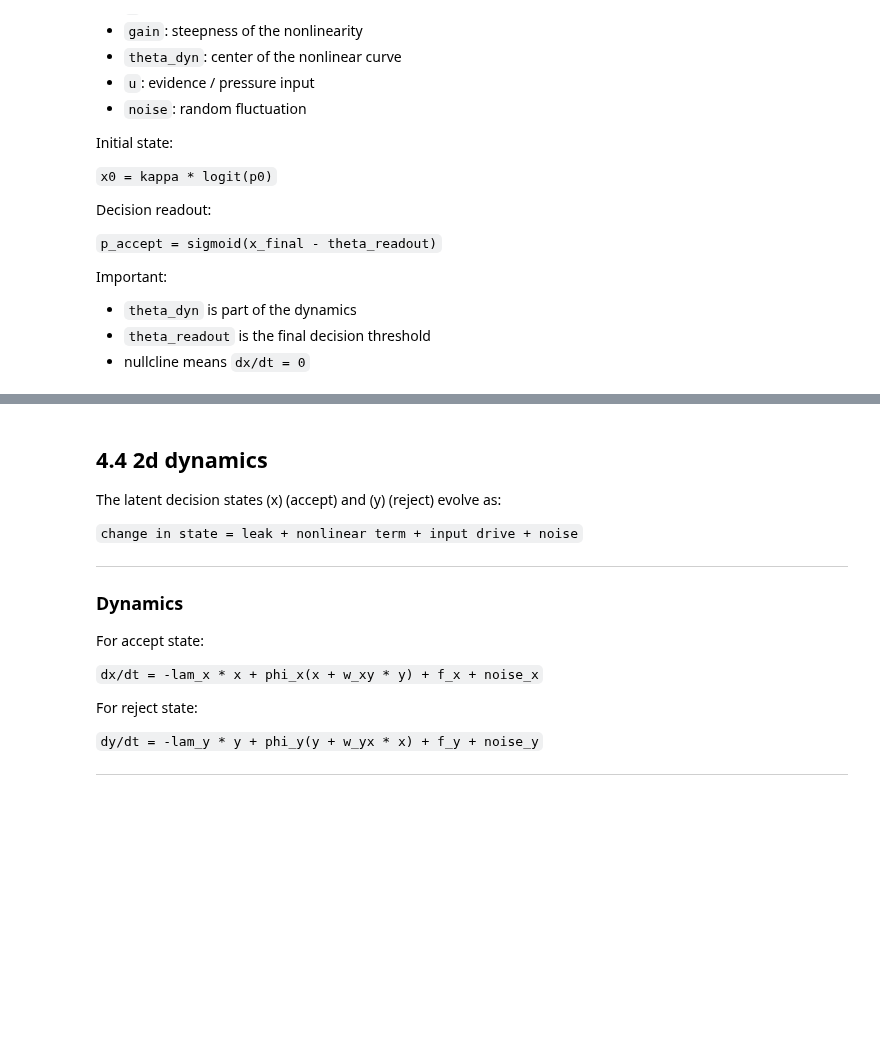
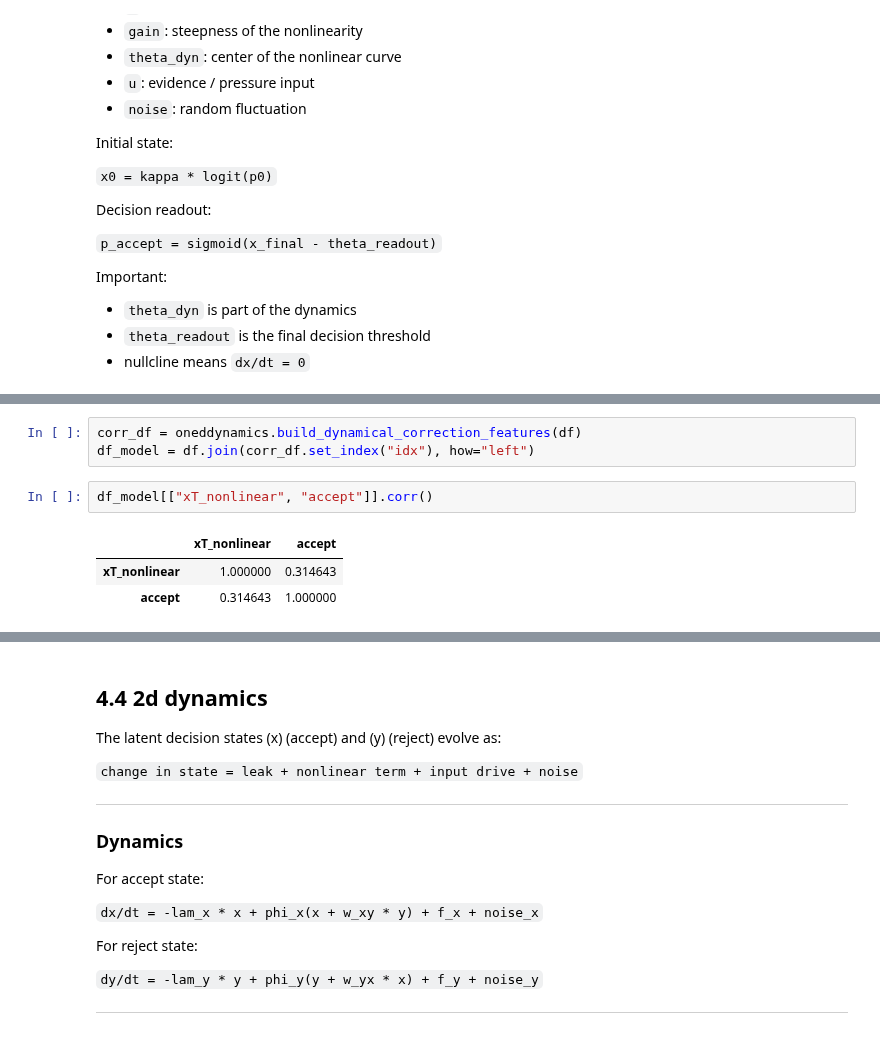
Before and after one commit to yxlin02/HCICarSim, a Jupyter notebook: DataAnalysis.ipynb, the cells around one changed output, grey strips where cells are left out. Drawn from its saved outputs; the diff is of its cells as text; blank space fills up the shorter version.

```diff
--- a/DataAnalysis.ipynb
+++ b/DataAnalysis.ipynb
@@ -1734,0 +1740,9 @@ print(cm)
+# %%
+corr_df = oneddynamics.build_dynamical_correction_features(df)
+df_model = df.join(corr_df.set_index("idx"), how="left")
+# %%
+df_model[["xT_nonlinear", "accept"]].corr()
+# %% [output]
+|  | xT_nonlinear | accept |
+| xT_nonlinear | 1.000000 | 0.314643 |
+| accept | 0.314643 | 1.000000 |
```
Also changed, not shown: parts of 13 cells of this notebook, 2 other files.
